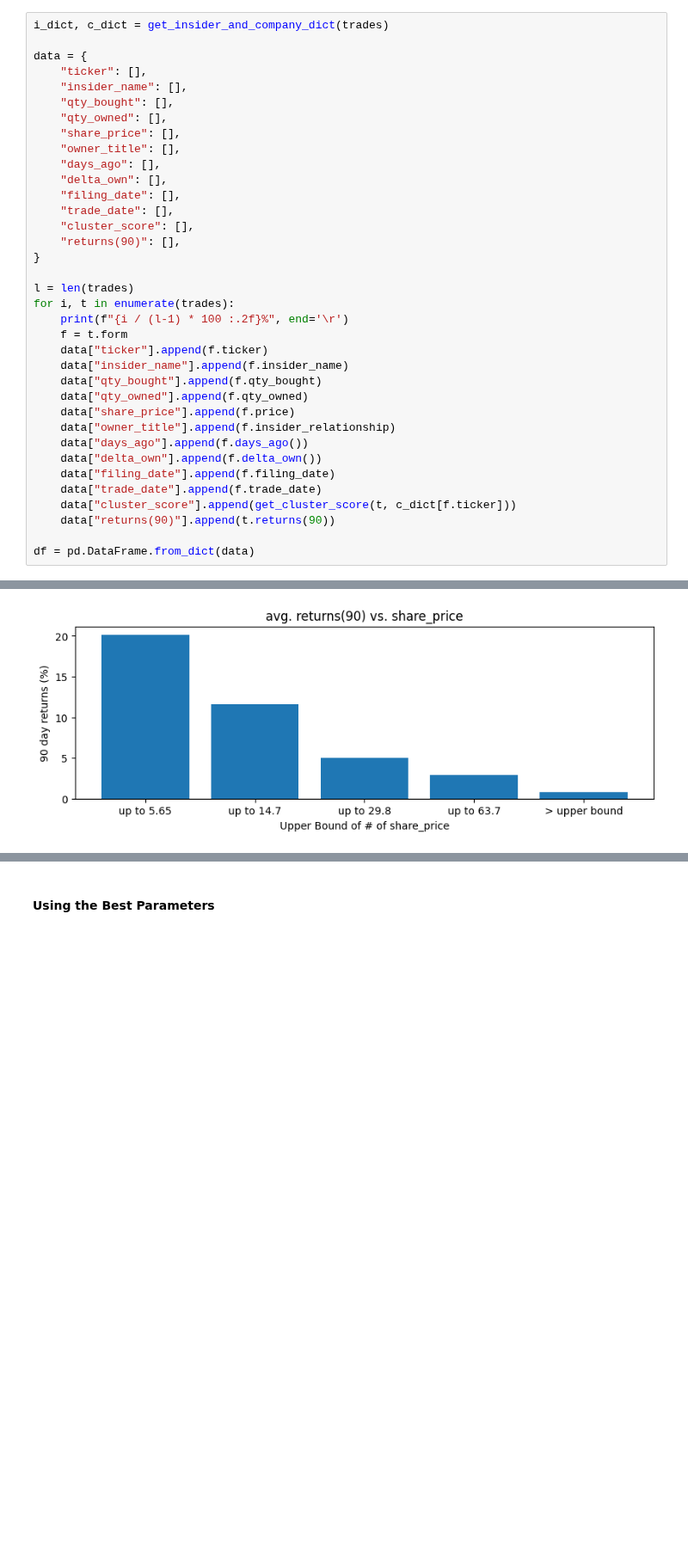
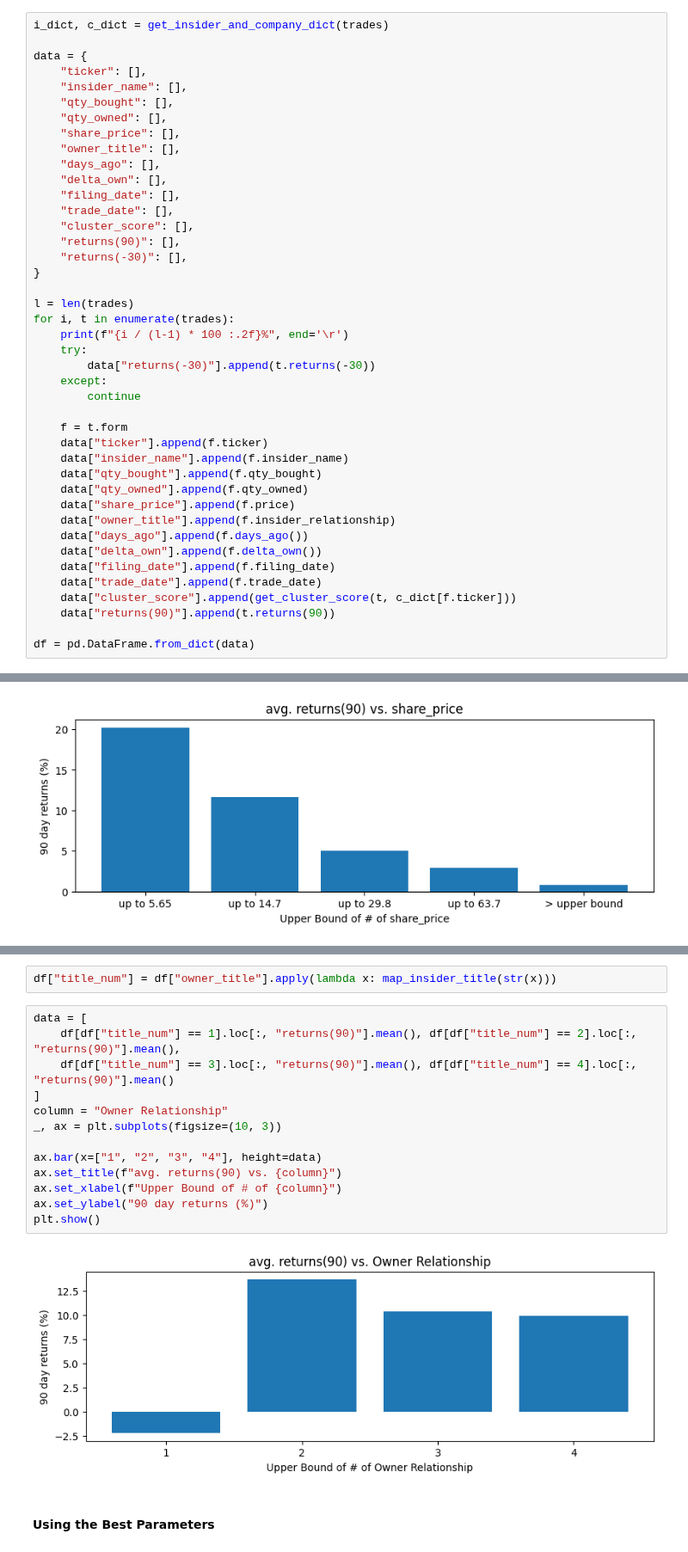
Before and after one commit to nicholasviscomi/Ad-Astra-Capital-Go, a Jupyter notebook: src/OpenInsider/analysis.ipynb, the cells around one changed output, grey strips where cells are left out. Shown at 86% size. Saved outputs shown, nothing was run; the diff lists cells and outputs as text; blank space fills up the shorter version.

```diff
--- a/src/OpenInsider/analysis.ipynb
+++ b/src/OpenInsider/analysis.ipynb
@@ -422,11 +421,17 @@ data = {
     "trade_date": [],
     "cluster_score": [],
     "returns(90)": [],
+    "returns(-30)": [],
 }
 
 l = len(trades)
 for i, t in enumerate(trades):
     print(f"{i / (l-1) * 100 :.2f}%", end='\r')
+    try:
+        data["returns(-30)"].append(t.returns(-30))
+    except:
+        continue
+
     f = t.form
     data["ticker"].append(f.ticker)
     data["insider_name"].append(f.insider_name)
@@ -605,3 +639,20 @@ plot_column_by_bounds("share_price", upper_bounds)
+# %%
+df["title_num"] = df["owner_title"].apply(lambda x: map_insider_title(str(x)))
+# %%
+data = [
+    df[df["title_num"] == 1].loc[:, "returns(90)"].mean(), df[df["title_num"] == 2].loc[:, "returns(90)"].mean(),
+    df[df["title_num"] == 3].loc[:, "returns(90)"].mean(), df[df["title_num"] == 4].loc[:, "returns(90)"].mean()
+]
+column = "Owner Relationship"
+_, ax = plt.subplots(figsize=(10, 3))
+
+ax.bar(x=["1", "2", "3", "4"], height=data)
+ax.set_title(f"avg. returns(90) vs. {column}")
+ax.set_xlabel(f"Upper Bound of # of {column}")
+ax.set_ylabel("90 day returns (%)")
+plt.show()
+# %% [output]
+[figure, added]
 # %% [markdown]
 #### Using the Best Parameters
 # %%
```
Also changed, not shown: parts of 25 cells of this notebook.
